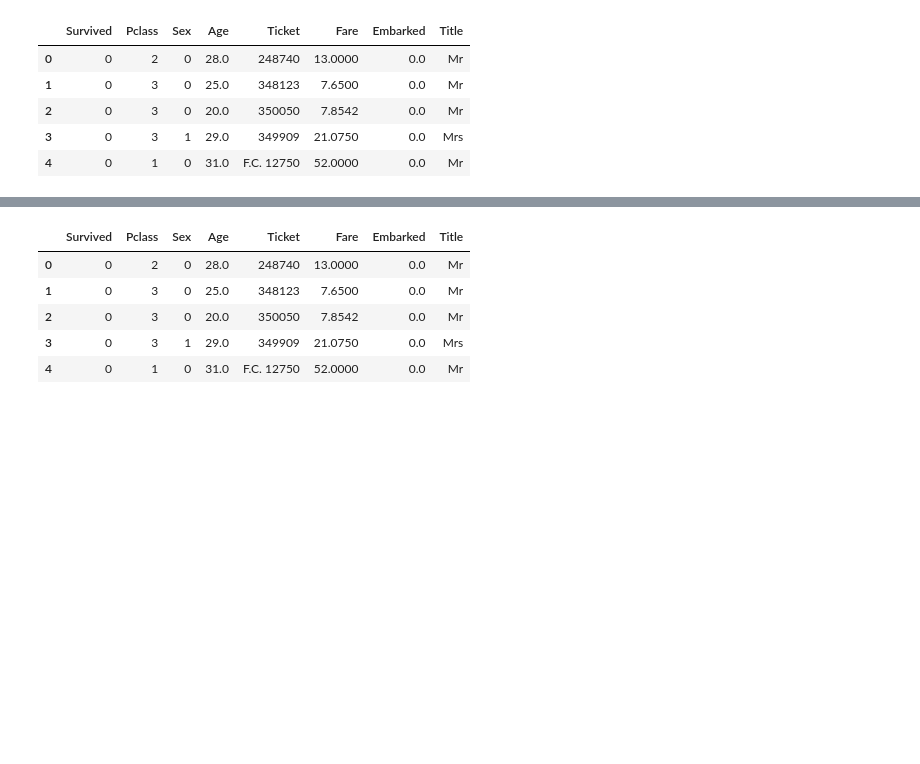
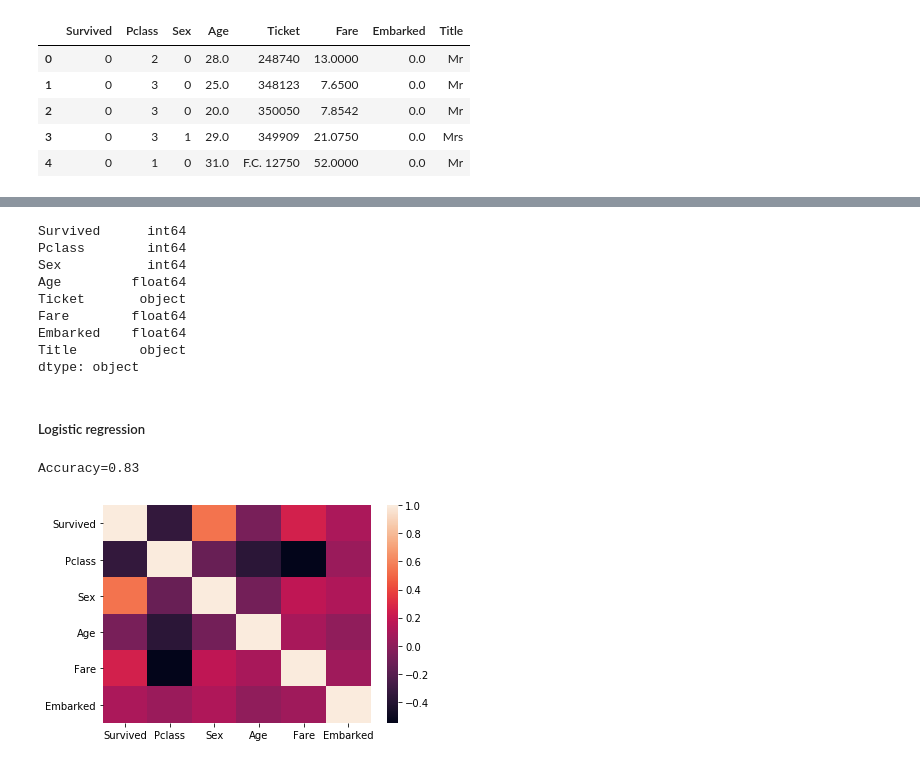
Before and after one commit to fadwadakhli/GomyCode-CheckPoints, a Jupyter notebook: checkpoint2.ipynb, the cells around one changed output, grey strips where cells are left out. Saved outputs shown, nothing was run; the diff lists cells and outputs as text; code cells hidden in the pictures; blank space fills up the shorter version.

```diff
--- a/checkpoint2.ipynb
+++ b/checkpoint2.ipynb
@@ -262,9 +220,40 @@ SyntaxError: invalid syntax (<ipython-input-59-cc69a8a79a01>, line 21)
 # %%
-df.head()
+df.dtypes
 # %% [output]
-|  | Survived | Pclass | Sex | Age | Ticket | Fare | Embarked | Title |
-| 0 | 0 | 2 | 0 | 28.0 | 248740 | 13.0000 | 0.0 | Mr |
-| 1 | 0 | 3 | 0 | 25.0 | 348123 | 7.6500 | 0.0 | Mr |
-| 2 | 0 | 3 | 0 | 20.0 | 350050 | 7.8542 | 0.0 | Mr |
-| 3 | 0 | 3 | 1 | 29.0 | 349909 | 21.0750 | 0.0 | Mrs |
-| 4 | 0 | 1 | 0 | 31.0 | F.C. 12750 | 52.0000 | 0.0 | Mr |
+Survived      int64
+Pclass        int64
+Sex           int64
+Age         float64
+Ticket       object
+Fare        float64
+Embarked    float64
+Title        object
+dtype: object
+# %% [markdown]
+##### Logistic regression
+# %%
+#import relevant libraries
+from sklearn.model_selection import train_test_split
+from sklearn.linear_model import LogisticRegression
+from sklearn import metrics
+
+#features extraction
+x = df[['Sex']]
+y = df['Survived']
+
+x_train,x_test,y_train,y_test = train_test_split(x,y,test_size=0.25,random_state=0)  #splitting data with test size of 25%
+
+logreg = LogisticRegression()   #build our logistic model
+logreg.fit(x_train, y_train)  #fitting training data
+y_pred  = logreg.predict(x_test)    #testing model’s performance
+print("Accuracy={:.2f}".format(logreg.score(x_test, y_test)))
+# %% [output]
+Accuracy=0.83
+# %%
+#2. Use a confusion matrix to validate your model.
+import matplotlib.pyplot as plt
+corrMatrix = df.corr()
+sns.heatmap(corrMatrix)
+plt.show()
+# %% [output]
+[figure, added]
```
Also changed, not shown: parts of 1 cell of this notebook.
